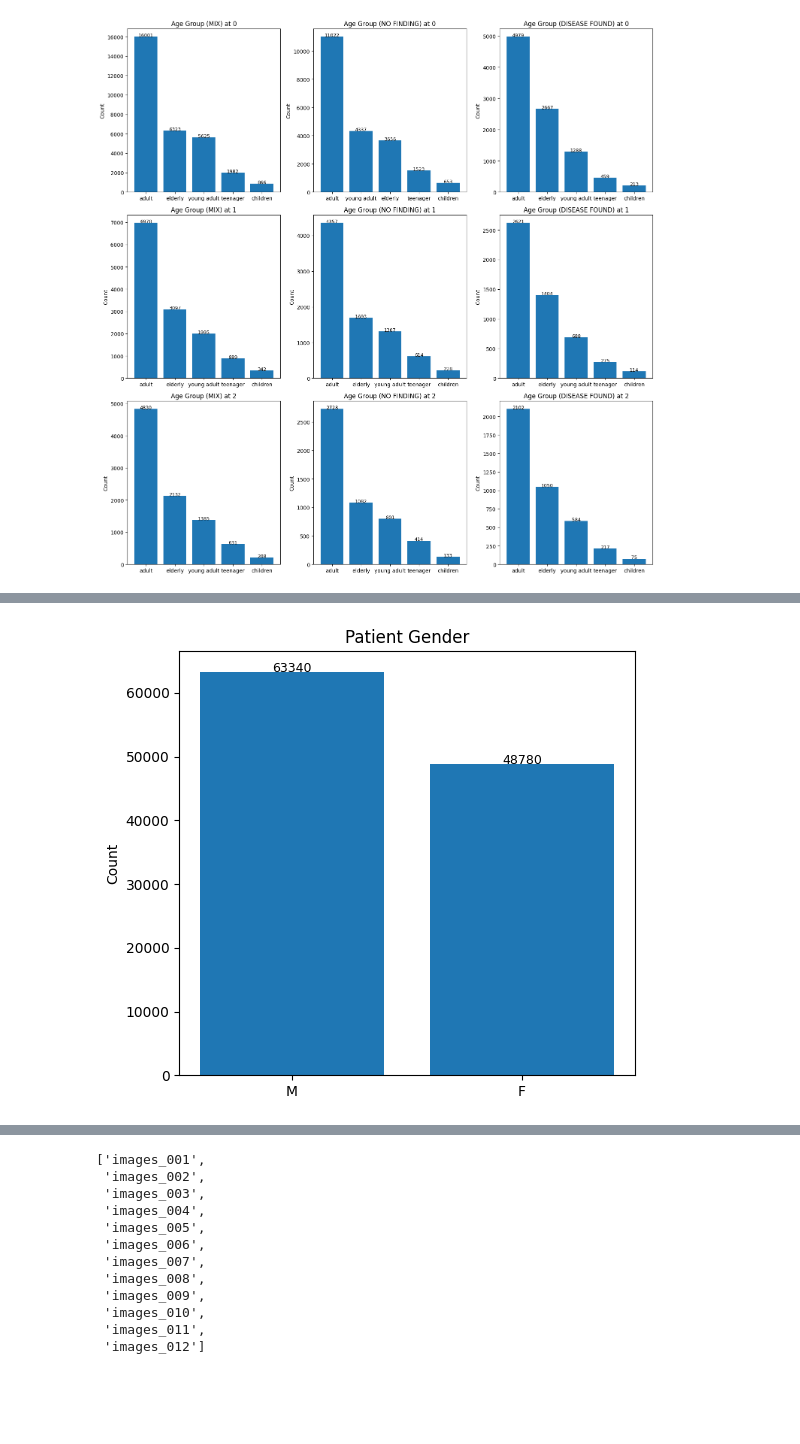
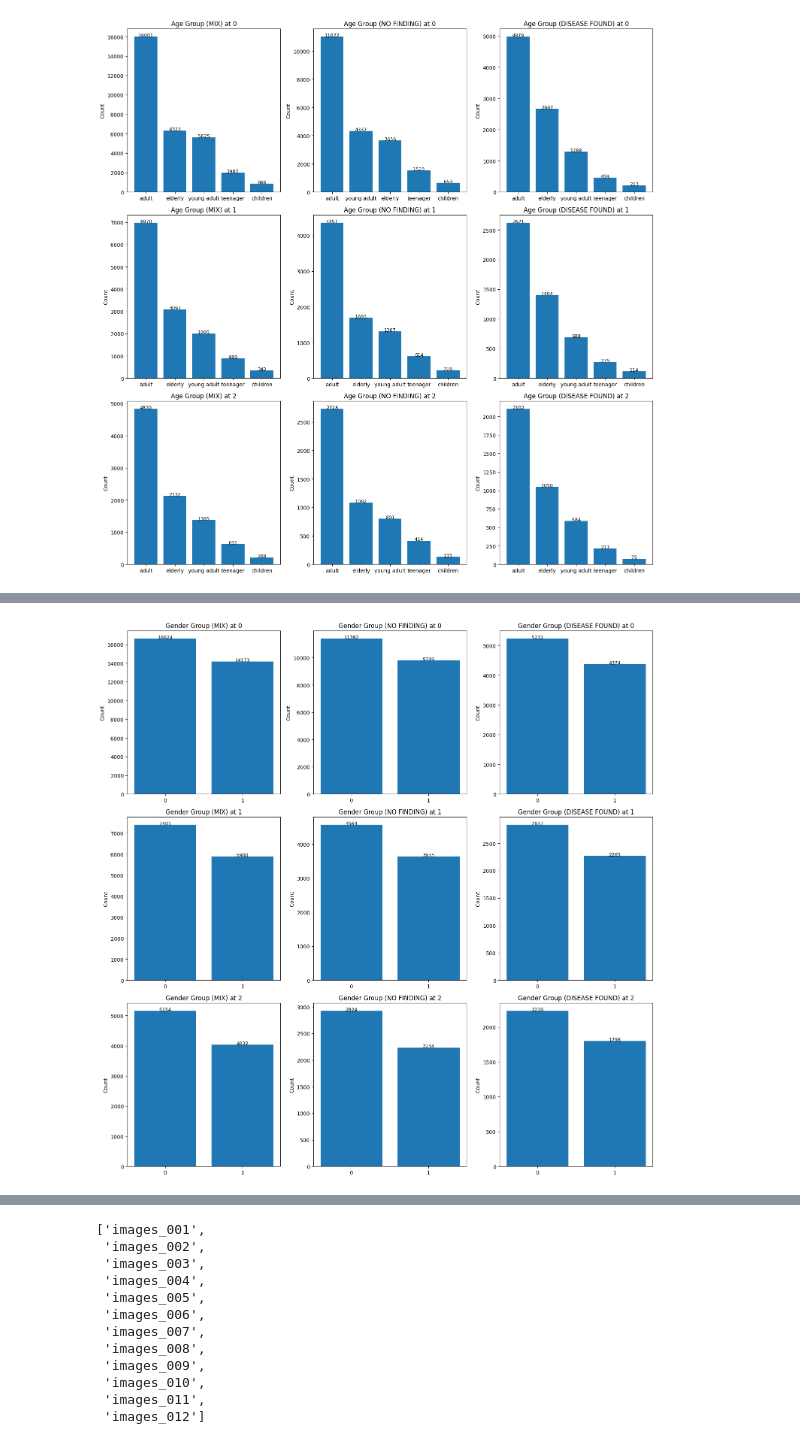
Before and after one commit to abdubakr77/chest-xray-multilabel-classification, a Jupyter notebook: notebooks/01_EDA.ipynb, the cells around one changed output, grey strips where cells are left out. Drawn from its saved outputs; the diff is of its cells as text; code cells hidden in the pictures; blank space fills up the shorter version.

Commit message:
feat: Show EDA About Age, Gender and View Position

```diff
--- a/notebooks/01_EDA.ipynb
+++ b/notebooks/01_EDA.ipynb
@@ -354,3 +323,16 @@ def FilterByFollowUp(n):
         all_filters_titles.extend([f"Age Group (MIX) at {i}",f"Age Group (NO FINDING) at {i}",f"Age Group (DISEASE FOUND) at {i}"])
 
     return all_filters_data,all_filters_titles
+# %%
+def FilterByFollowUp_Gender(n):
+    all_filters_data = []
+    all_filters_titles = []
+
+    for i in range(n):
+        mixed_group = df[df["Follow-up #"] == i][df["Patient Age"] < 120]["Patient Gender"].replace({"M":0,"F":1})
+        healthy_group = df[df["Follow-up #"] == i][df["Patient Age"] < 120][df["Finding Labels"] == "No Finding"]["Patient Gender"].replace({"M":0,"F":1})
+        disease_group = df[df["Follow-up #"] == i][df["Patient Age"] < 120][df["Finding Labels"] != "No Finding"]["Patient Gender"].replace({"M":0,"F":1})
+        all_filters_data.extend([mixed_group,healthy_group,disease_group])
+        all_filters_titles.extend([f"Gender Group (MIX) at {i}",f"Gender Group (NO FINDING) at {i}",f"Gender Group (DISEASE FOUND) at {i}"])
+
+    return all_filters_data,all_filters_titles
@@ -360,3 +359,5 @@ all_data , all_titles = FilterByFollowUp(3)
 Show_Counts(all_data,df,all_titles)
 # %% [output]
 [figure]
+# %%
+all_data , all_titels = FilterByFollowUp_Gender(3)
@@ -363,4 +368,4 @@ Show_Counts(all_data,df,all_titles)
 # %%
-Show_Counts(["Patient Gender"],df)
+Show_Counts(all_data,df,all_titels)
 # %% [output]
-[figure, old version]
+[figure, new version]
```
Also changed, not shown: parts of 14 cells of this notebook.
